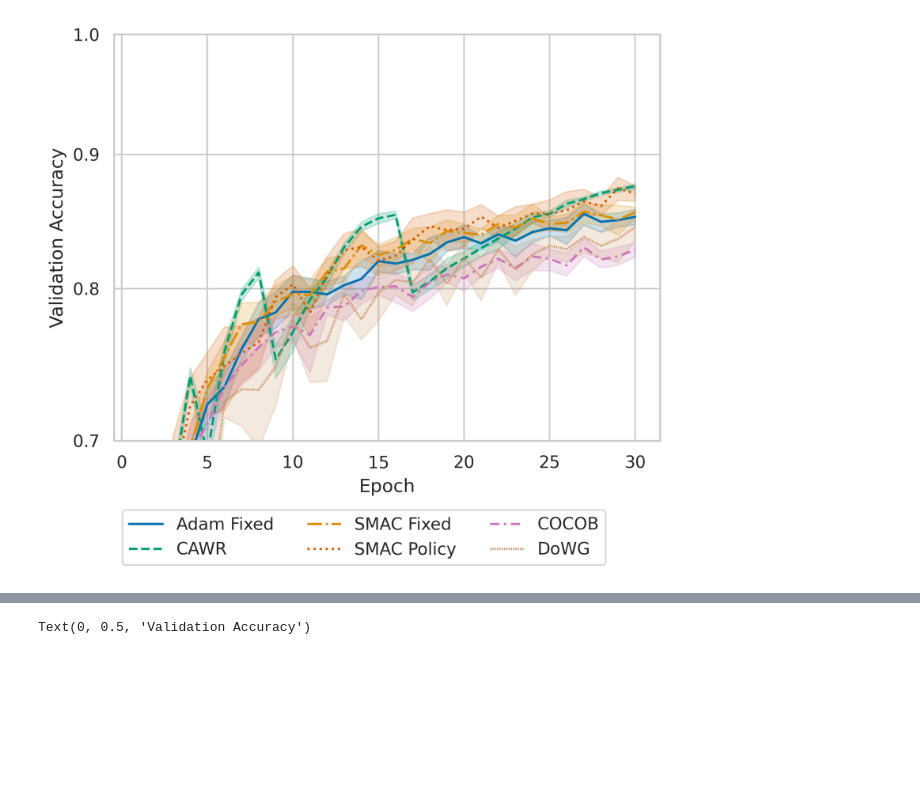
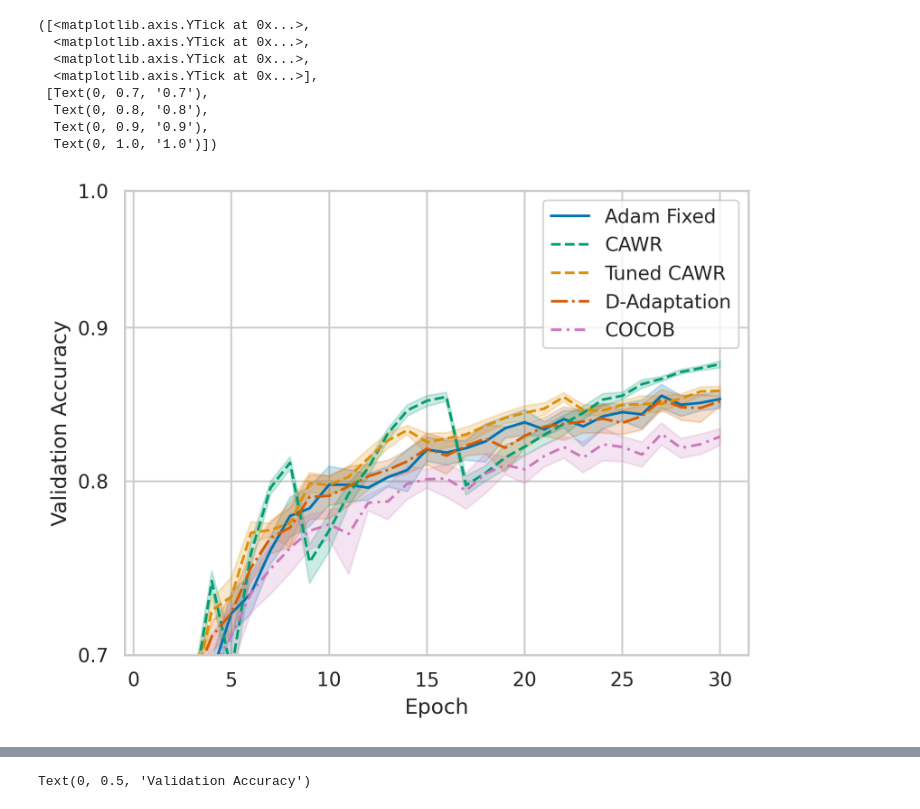
Before and after one commit to MichaHenh/Revisiting_LR_Control, a Jupyter notebook: ba_parameter_free_dac/plotting/plotting_cifar10.ipynb, the cells around one changed output, grey strips where cells are left out. Saved outputs shown, nothing was run; the diff lists cells and outputs as text; code cells hidden in the pictures; blank space fills up the shorter version.

```diff
--- a/ba_parameter_free_dac/plotting/plotting_cifar10.ipynb
+++ b/ba_parameter_free_dac/plotting/plotting_cifar10.ipynb
@@ -36,7 +38,7 @@ def toChunkedDataFrame(glob_path, col_name, col_index, chunk_size):
     return result_df
 
 
-sns.set(rc={"figure.dpi":300, 'savefig.dpi':300})
+sns.set(rc={"figure.dpi":100, 'savefig.dpi':100})
 sns.set_style('whitegrid')
 palette = sns.color_palette("colorblind")
 palette = sns.color_palette([palette[0], palette[2], palette[1], palette[3], palette[4], palette[5]])
@@ -94,28 +104,39 @@ sns.move_legend(p, 'upper left', bbox_to_anchor=(0, -0.15), ncol=3)
 # %%
 
-cocob_va = toDataFrame('./results_cluster/results/COCOB_cifar10_30/*/CustomTrackingWrapper.jsonl', 'validation_accuracies', 6)
-adam_fixed_va = toDataFrame('./results_cluster/results/Adam_fixed_cifar10_30/*/CustomTrackingWrapper.jsonl', 'validation_accuracies', 6)
-smac_fixed_va = toDataFrame('./results_cluster/results/SMAC_fixed_cifar10_30/*/CustomTrackingWrapper.jsonl', 'validation_accuracies', 6)
-stormplus_va = toDataFrame('./results_cluster/results/STORMplus_cifar10/*/CustomTrackingWrapper.jsonl', 'validation_accuracies', 6)
+cocob_va = toDataFrame('../results_cluster/results/COCOB_cifar10_30/*/CustomTrackingWrapper.jsonl', 'validation_accuracies', 6)
+adam_fixed_va = toDataFrame('../results_cluster/results/Adam_fixed_cifar10_30/*/CustomTrackingWrapper.jsonl', 'validation_accuracies', 6)
+# smac_fixed_va = toDataFrame('l./results_cluster/results/SMAC_fixed_cifar10_30/*/CustomTrackingWrapper.jsonl', 'validation_accuracies', 6)
+dadaptation_va = toDataFrame('../results_cluster/results/dadaptation_cifar10/*/CustomTrackingWrapper.jsonl', 'validation_accuracies', 6)
 # smac_fixed_va = smac_fixed_va.loc[smac_fixed_va['epoch'] <= 30]
-smac_policy_va = toDataFrame('./results_cluster/results/smacpolicy_cifar10/*/CustomTrackingWrapper.jsonl', 'validation_accuracies', 6)
-smac_policy_va_new = toDataFrame('./results_cluster/results/smacpolicy_cifar10_new/*/CustomTrackingWrapper.jsonl', 'validation_accuracies', 6)
-dowg_va = toDataFrame('./results_cluster/results/DoWG_cifar10_30/*/CustomTrackingWrapper.jsonl', 'validation_accuracies', 6)
-cawr_va = toDataFrame('./results_cluster/results/CAWR_cifar10/*/CustomTrackingWrapper.jsonl', 'validation_accuracies', 6)
+# smac_policy_va = toDataFrame('../results_cluster/results/smacpolicy_cifar10/*/CustomTrackingWrapper.jsonl', 'validation_accuracies', 6)
+# smac_policy_va_new = toDataFrame('../results_cluster/results/smacpolicy_cifar10_new/*/CustomTrackingWrapper.jsonl', 'validation_accuracies', 6)
+# dowg_va = toDataFrame('l./results_cluster/results/DoWG_cifar10_30/*/CustomTrackingWrapper.jsonl', 'validation_accuracies', 6)
+cawr_va = toDataFrame('../results_cluster/results/CAWR_cifar10/*/CustomTrackingWrapper.jsonl', 'validation_accuracies', 6)
+tuned_cawr_va = toDataFrame('../results_cluster/results/tuned_CAWR_cifar10_1/*/CustomTrackingWrapper.jsonl', 'validation_accuracies', 6)
 # cawr_va = cawr_va.loc[cawr_va['epoch'] <= 30]
 # sns.lineplot(data=stormplus_va, x='epoch', y='value', label='STORM+')
 p = sns.lineplot(data=adam_fixed_va, x='epoch', y='value', label='Adam Fixed', linestyle='solid')
 sns.lineplot(data=cawr_va, x='epoch', y='value', label='CAWR', linestyle="dashed")
-sns.lineplot(data=smac_fixed_va, x='epoch', y='value', label='SMAC Fixed', linestyle='dashdot')
-sns.lineplot(data=smac_policy_va, x='epoch', y='value', label='SMAC Policy', linestyle='dotted')
+sns.lineplot(data=tuned_cawr_va, x='epoch', y='value', label='Tuned CAWR', linestyle="dashed")
+sns.lineplot(data=dadaptation_va, x='epoch',y='value', label='D-Adaptation', linestyle='dashdot')
+# p = sns.lineplot(data=smac_policy_va, x='epoch', y='value', label='SMAC Policy (MNIST)', linestyle='solid')
+# sns.lineplot(data=smac_policy_va_new, x='epoch', y='value', label='SMAC Policy (CIFAR-10)', linestyle='dotted')
 sns.lineplot(data=cocob_va, x='epoch', y='value', label='COCOB', dashes=(4,2,1,2))
-sns.lineplot(data=dowg_va, x='epoch', y='value', label='DoWG', dashes=(0.5, 0.5))
+# sns.lineplot(data=dowg_va, x='epoch', y='value', label='DoWG', dashes=(0.5, 0.5))
 
 plt.xlabel('Epoch')
 plt.ylabel('Validation Accuracy')
 plt.yscale('log')
 plt.ylim(0.7, 1)
 plt.yticks([0.7, 0.8, 0.9, 1], ["0.7", "0.8", "0.9", "1.0"])
-sns.move_legend(p, 'upper left', bbox_to_anchor=(0, -0.15), ncol=3)
+# sns.move_legend(p, 'upper left', bbox_to_anchor=(0, -0.15), ncol=3)
 # %% [output]
+([<matplotlib.axis.YTick at 0x...>,
+  <matplotlib.axis.YTick at 0x...>,
+  <matplotlib.axis.YTick at 0x...>,
+  <matplotlib.axis.YTick at 0x...>],
+ [Text(0, 0.7, '0.7'),
+  Text(0, 0.8, '0.8'),
+  Text(0, 0.9, '0.9'),
+  Text(0, 1.0, '1.0')])
-[figure, old version]
+[figure, new version]
```
Also changed, not shown: parts of 4 cells of this notebook, 3 other files.
